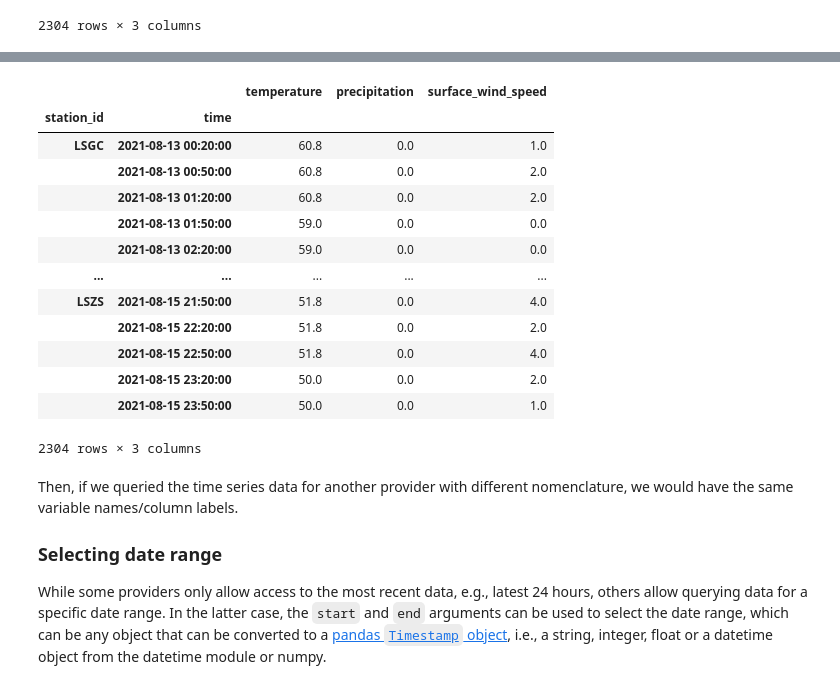
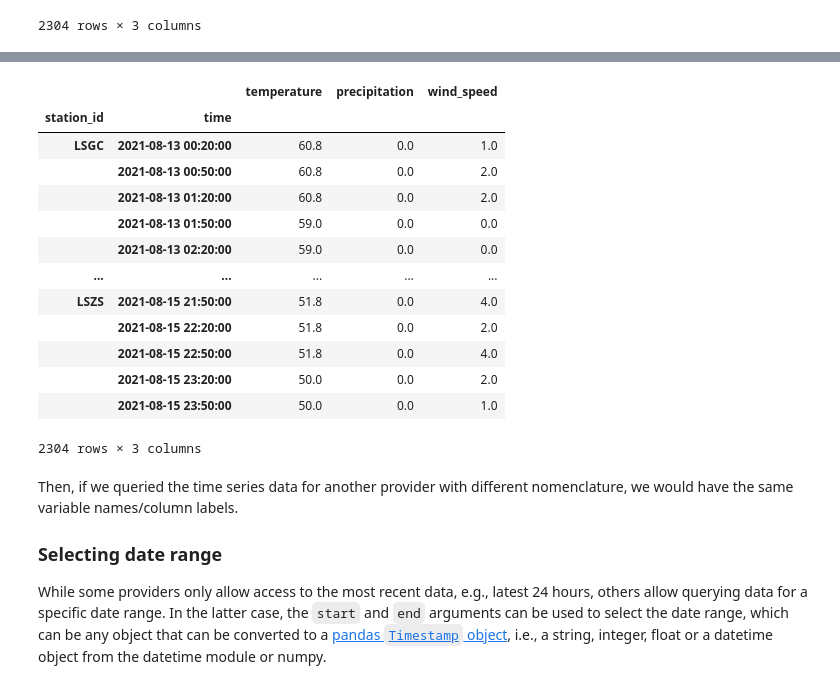
Before and after one commit to martibosch/meteora, a Jupyter notebook: docs/user-guide/overview.ipynb, the cells around one changed output, grey strips where cells are left out. Cells and saved outputs as stored; diff of their text form; code cells hidden in the pictures.

```diff
--- a/docs/user-guide/overview.ipynb
+++ b/docs/user-guide/overview.ipynb
@@ -120,12 +128,12 @@ See the guidelines by the [World Meteorological Organization](https://public.wmo
 
 In the returned time series data frames, **the variable labels will be the same as they have been passed to the `get_ts_df` method**. Therefore, if we were to assemble data frames for multiple clients (each with its own nomenclature), it may be better to use the common Meteora nomenclature, e.g., pass the variables as in:
 # %%
-variables = ["temperature", "precipitation", "surface_wind_speed"]
+variables = ["temperature", "precipitation", "wind_speed"]
 
 ts_df = client.get_ts_df(variables, start=start, end=end)
 ts_df
 # %% [output]
-|  |  | temperature | precipitation | surface_wind_speed |
+|  |  | temperature | precipitation | wind_speed |
 | station_id | time |  |  |  |
 | LSGC | 2021-08-13 00:20:00 | 60.8 | 0.0 | 1.0 |
 |  | 2021-08-13 00:50:00 | 60.8 | 0.0 | 2.0 |
```
Also changed, not shown: parts of 1 cell of this notebook, 3 other files.
